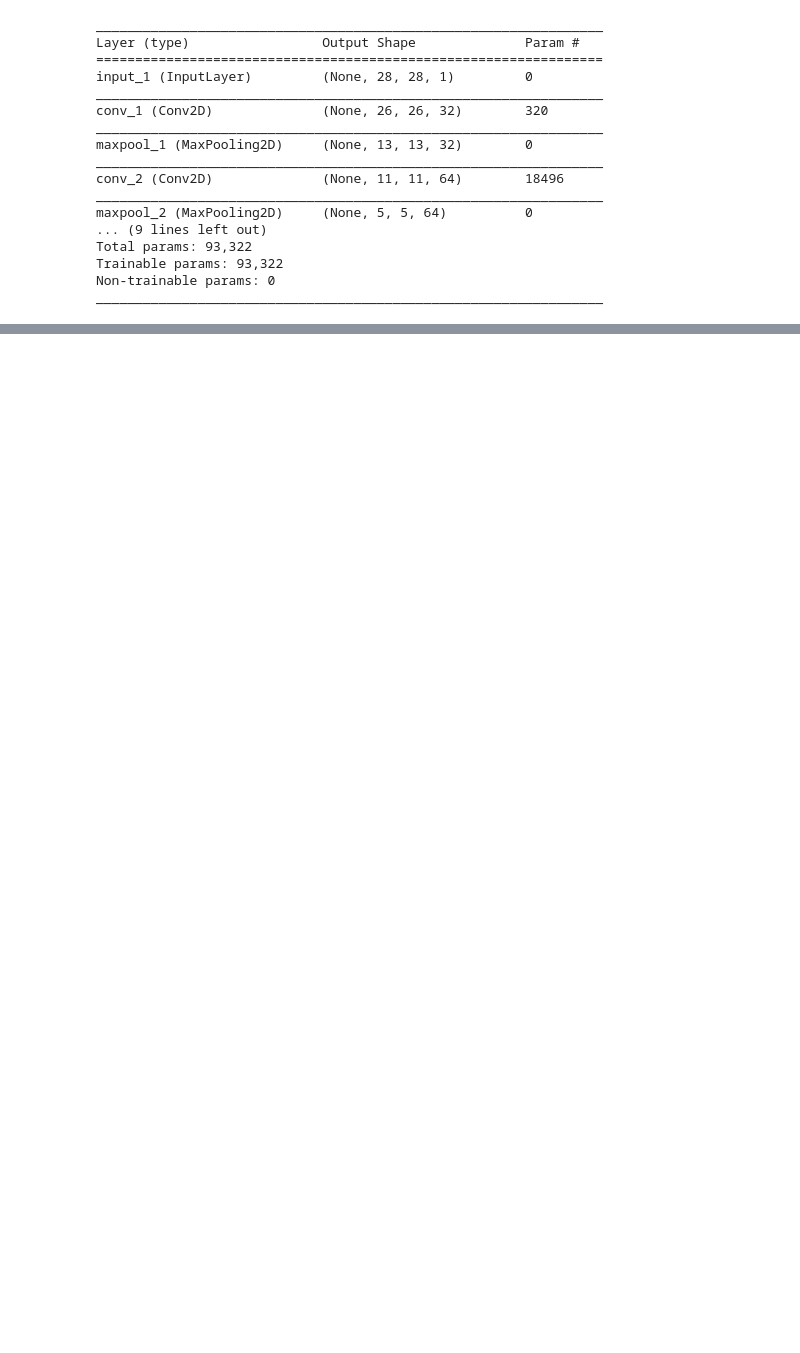
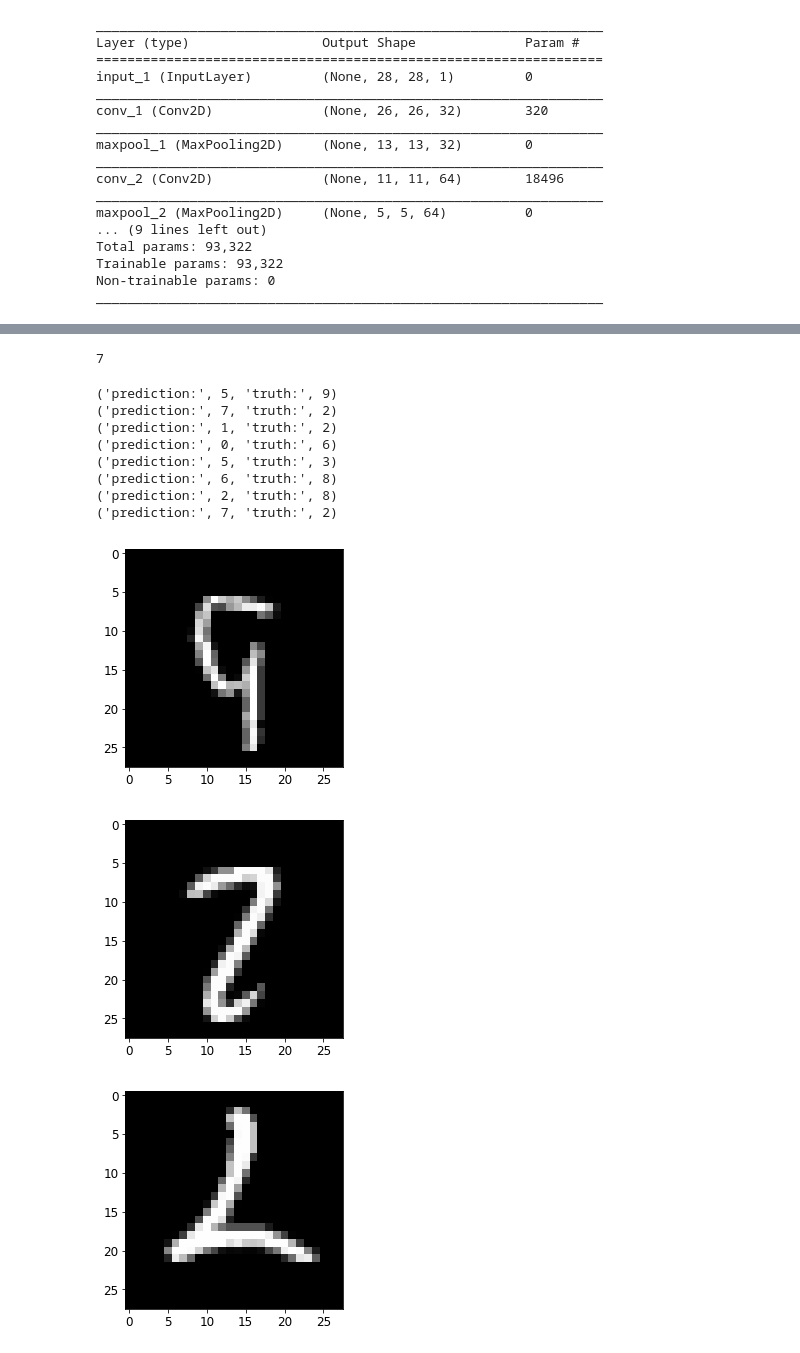
Before and after one commit to bhaney/embeddings, a Jupyter notebook: MNIST-Conv.ipynb, the cells around one changed output, grey strips where cells are left out. Drawn from its saved outputs; the diff is of its cells as text; code cells hidden in the pictures; blank space fills up the shorter version.

Commit message:
plotting projections

```diff
--- a/MNIST-Conv.ipynb
+++ b/MNIST-Conv.ipynb
@@ -42,7 +42,7 @@ output = Dense(10, activation='softmax', name='output')(dense_1)
 
 ae = Model(inputs=inputs, outputs=output)
 #monitor = EarlyStopping(monitor='loss', min_delta=0.0001, patience=5, verbose=1, mode='auto')
-ae.compile(optimizer='adam', loss='categorical_crossentropy',metrics=['accuracy'])
+ae.compile(optimizer='rmsprop', loss='categorical_crossentropy',metrics=['accuracy'])
 ae.summary()
 # %% [output]
 _________________________________________________________________
@@ -87,2 +91,2 @@ test_loss, test_acc = ae.evaluate(test_images, test_labels)
 # %%
-output = ae.predict(train_images)
+output = ae.predict(test_images)
@@ -91,19 +93,45 @@ output[0][1:10]
+# %%
+np.argmax(output[0])
+# %% [output]
+7
 # %%
 %matplotlib inline
 import matplotlib
 import matplotlib.pyplot as plt
 import numpy as np
+from keras.preprocessing import image
+
 plt.rcParams['axes.labelsize'] = 14
 plt.rcParams['xtick.labelsize'] = 12
 plt.rcParams['ytick.labelsize'] = 12
 
 def plot_image(image, shape=[28,28]):
     plt.imshow(image.reshape(shape), cmap="Greys", interpolation="nearest")
     plt.axis("off")
 
-rand_choice = np.random.choice(len(train_images), 8,replace=False)
+#rand_choice = np.random.choice(len(test_labels), 10,replace=False)
+rand_choice = range(len(test_labels))
+
+j = 0
 for i in range(len(rand_choice)):
-    plt.subplot(len(rand_choice),2,2*i+1)
-    plot_image(train_images[rand_choice[i]])
-    plt.subplot(len(rand_choice),2,2*i+2)
-    plot_image(output[rand_choice[i]])
+    if np.argmax(output[rand_choice[i]]) == np.argmax(test_labels[rand_choice[i]]):
+        continue
+    plt.figure(j)
+    imgplot = plt.imshow(image.array_to_img(test_images[rand_choice[i]]))
+    print('prediction:',np.argmax(output[rand_choice[i]]),"truth:",np.argmax(test_labels[rand_choice[i]]))
+    j += 1
+    if j % 8 == 0:
+        break
+plt.show()
+# %% [output]
+('prediction:', 5, 'truth:', 9)
+('prediction:', 7, 'truth:', 2)
+('prediction:', 1, 'truth:', 2)
+('prediction:', 0, 'truth:', 6)
+('prediction:', 5, 'truth:', 3)
+('prediction:', 6, 'truth:', 8)
+('prediction:', 2, 'truth:', 8)
+('prediction:', 7, 'truth:', 2)
+[figure, added]
+[figure, added]
+[figure, added]
```
Also changed, not shown: parts of 6 cells of this notebook, 1 other file.
